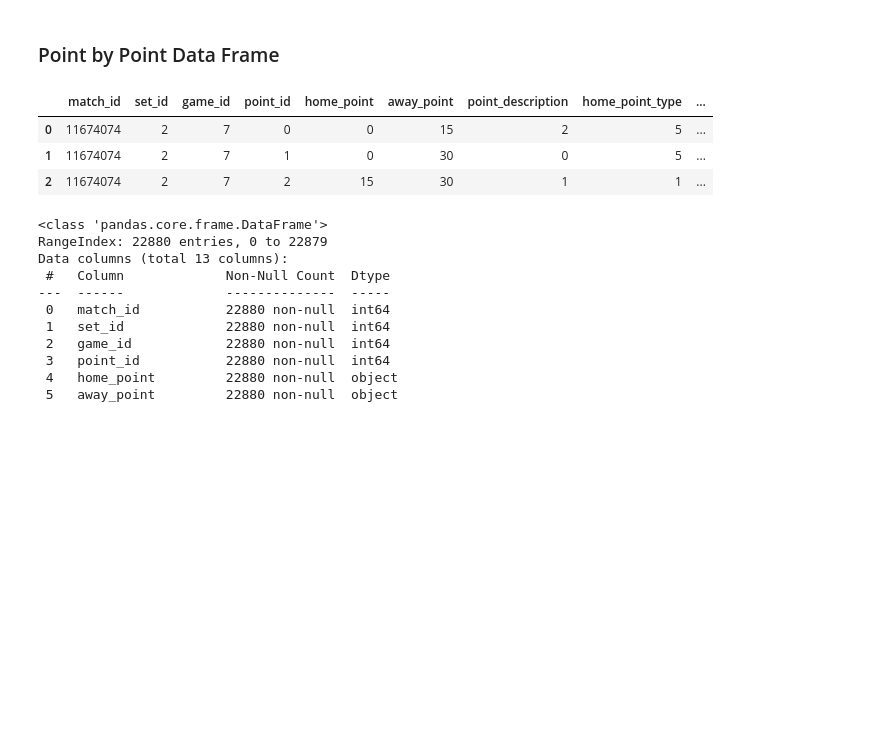
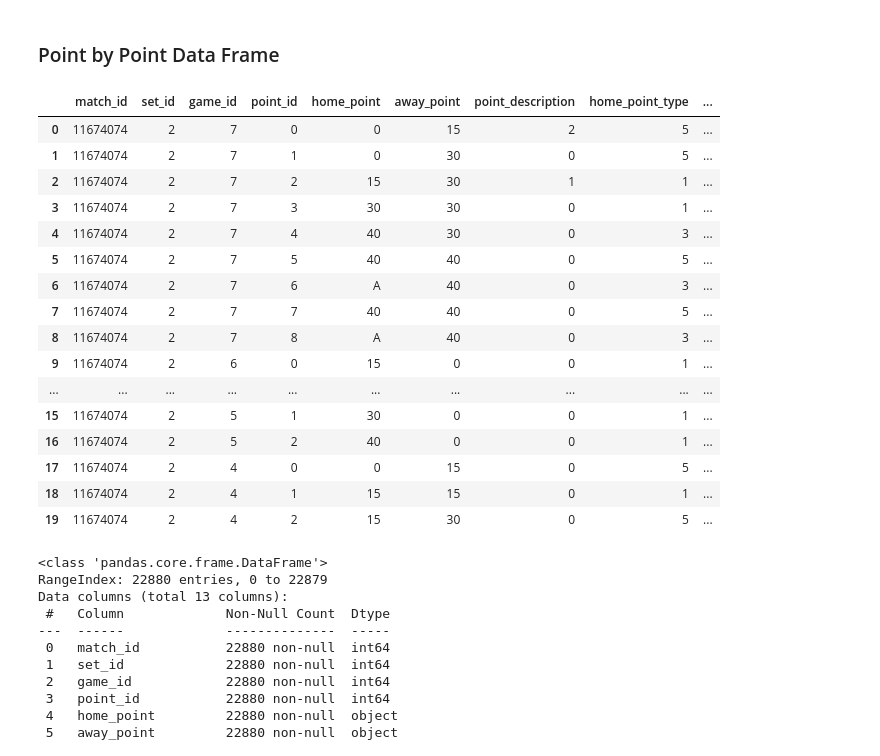
Before and after one commit to amin-eghbalian/data_analysis_tennis_peroject, a Jupyter notebook: HW10_project_data.ipynb, the cells around one changed output. Saved outputs shown, nothing was run; the diff lists cells and outputs as text; code cells hidden in the pictures; blank space fills up the shorter version.

```diff
--- a/HW10_project_data.ipynb
+++ b/HW10_project_data.ipynb
@@ -412,14 +412,27 @@ memory usage: 112.1 KB
 # %%
 data_dir = Path("tennis_data_20231212/raw_point_by_point_parquet")
 point_by_point_df = pd.concat(
     (pd.read_parquet(parquet_file) for parquet_file in data_dir.glob('*.parquet')), ignore_index=True
 )
-point_by_point_df.head(3)
+point_by_point_df.head(20)
 # %% [output]
 |  | match_id | set_id | game_id | point_id | home_point | away_point | point_description | home_point_type | ... |
 | 0 | 11674074 | 2 | 7 | 0 | 0 | 15 | 2 | 5 | ... |
 | 1 | 11674074 | 2 | 7 | 1 | 0 | 30 | 0 | 5 | ... |
 | 2 | 11674074 | 2 | 7 | 2 | 15 | 30 | 1 | 1 | ... |
+| 3 | 11674074 | 2 | 7 | 3 | 30 | 30 | 0 | 1 | ... |
+| 4 | 11674074 | 2 | 7 | 4 | 40 | 30 | 0 | 3 | ... |
+| 5 | 11674074 | 2 | 7 | 5 | 40 | 40 | 0 | 5 | ... |
+| 6 | 11674074 | 2 | 7 | 6 | A | 40 | 0 | 3 | ... |
+| 7 | 11674074 | 2 | 7 | 7 | 40 | 40 | 0 | 5 | ... |
+| 8 | 11674074 | 2 | 7 | 8 | A | 40 | 0 | 3 | ... |
+| 9 | 11674074 | 2 | 6 | 0 | 15 | 0 | 0 | 1 | ... |
+| ... | ... | ... | ... | ... | ... | ... | ... | ... | ... |
+| 15 | 11674074 | 2 | 5 | 1 | 30 | 0 | 0 | 1 | ... |
+| 16 | 11674074 | 2 | 5 | 2 | 40 | 0 | 0 | 1 | ... |
+| 17 | 11674074 | 2 | 4 | 0 | 0 | 15 | 0 | 5 | ... |
+| 18 | 11674074 | 2 | 4 | 1 | 15 | 15 | 0 | 1 | ... |
+| 19 | 11674074 | 2 | 4 | 2 | 15 | 30 | 0 | 5 | ... |
 # %%
 point_by_point_df.info()
 # %% [output]
```
Also changed, not shown: parts of 24 cells of this notebook.
